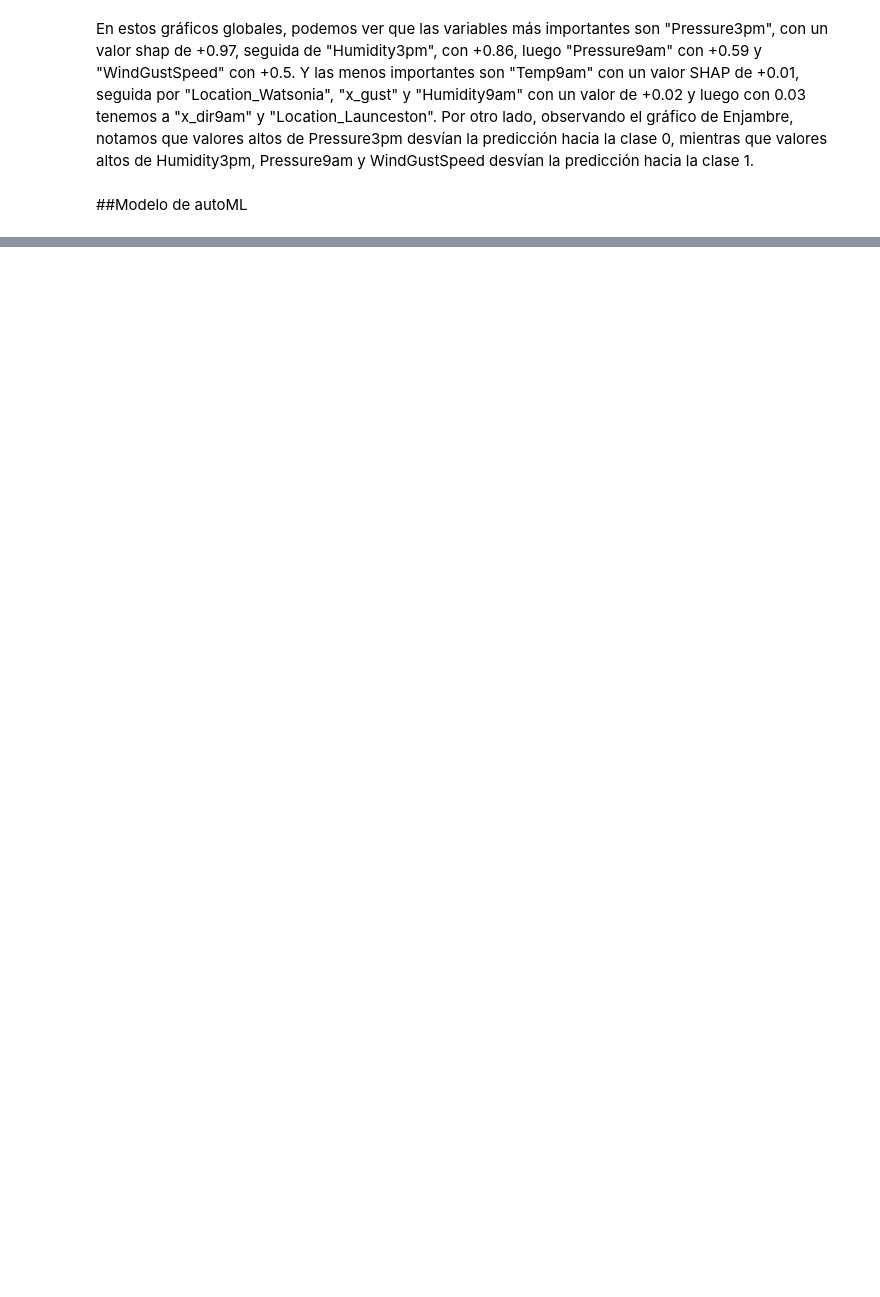
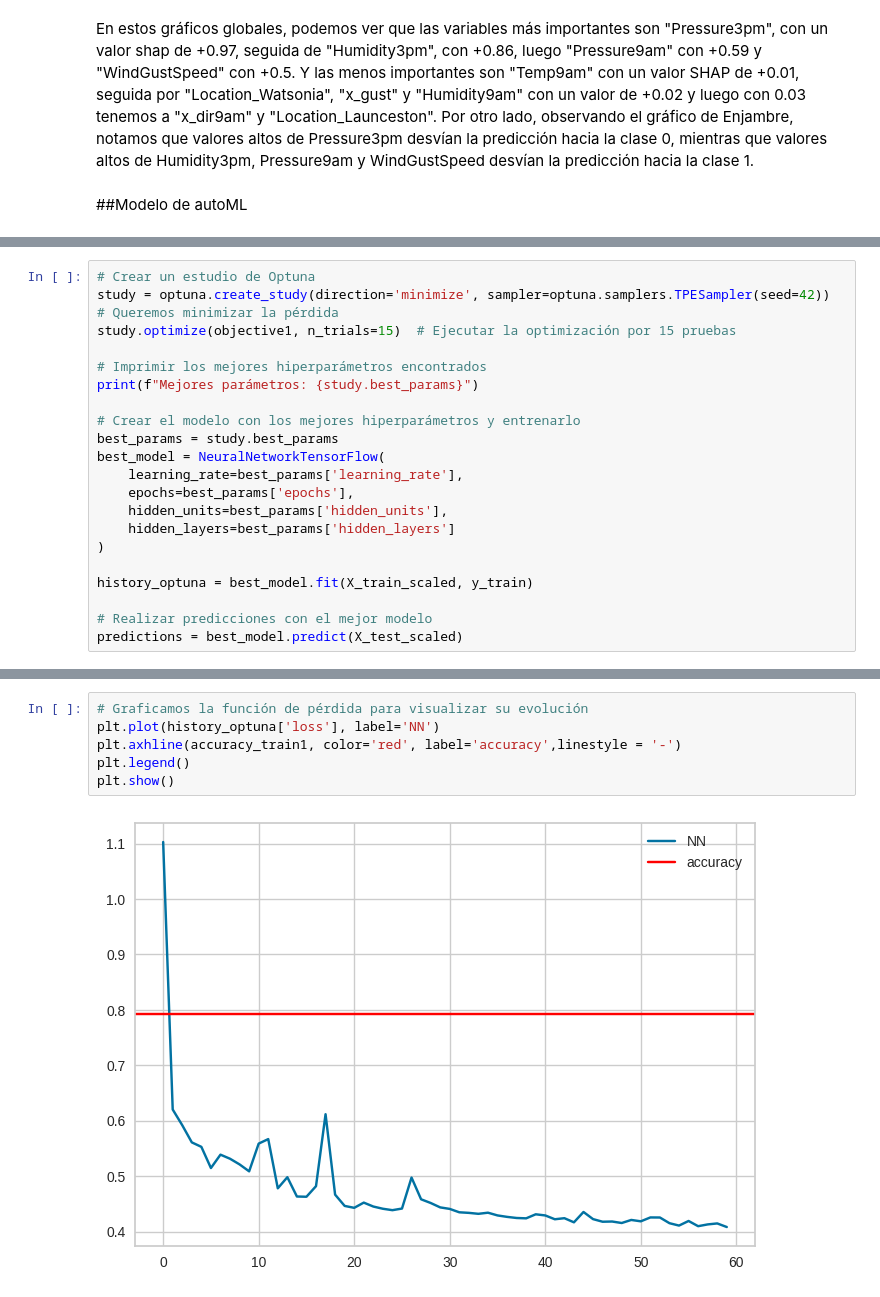
Before and after one commit to LBreccia/AA1-TUIA-Breccia-Justo, a Jupyter notebook: TP_clasificacion_AA1.ipynb, the cells around one changed output, grey strips where cells are left out. Drawn from its saved outputs; the diff is of its cells as text; blank space fills up the shorter version.

```diff
--- a/TP_clasificacion_AA1.ipynb
+++ b/TP_clasificacion_AA1.ipynb
@@ -1010,0 +1230,21 @@ En el último gráfico se muestra la importancia de las variables en el modelo,
+# %%
+# Crear un estudio de Optuna
+study = optuna.create_study(direction='minimize', sampler=optuna.samplers.TPESampler(seed=42))  # Queremos minimizar la pérdida
+study.optimize(objective1, n_trials=15)  # Ejecutar la optimización por 15 pruebas
+
+# Imprimir los mejores hiperparámetros encontrados
+print(f"Mejores parámetros: {study.best_params}")
+
+# Crear el modelo con los mejores hiperparámetros y entrenarlo
+best_params = study.best_params
+best_model = NeuralNetworkTensorFlow(
+    learning_rate=best_params['learning_rate'],
+    epochs=best_params['epochs'],
+    hidden_units=best_params['hidden_units'],
+    hidden_layers=best_params['hidden_layers']
+)
+
+history_optuna = best_model.fit(X_train_scaled, y_train)
+
+# Realizar predicciones con el mejor modelo
+predictions = best_model.predict(X_test_scaled)
@@ -1010,0 +1265,8 @@ En el último gráfico se muestra la importancia de las variables en el modelo,
+# %%
+# Graficamos la función de pérdida para visualizar su evolución
+plt.plot(history_optuna['loss'], label='NN')
+plt.axhline(accuracy_train1, color='red', label='accuracy',linestyle = '-')
+plt.legend()
+plt.show()
+# %% [output]
+[figure, added]
```
Also changed, not shown: parts of 63 cells of this notebook.
